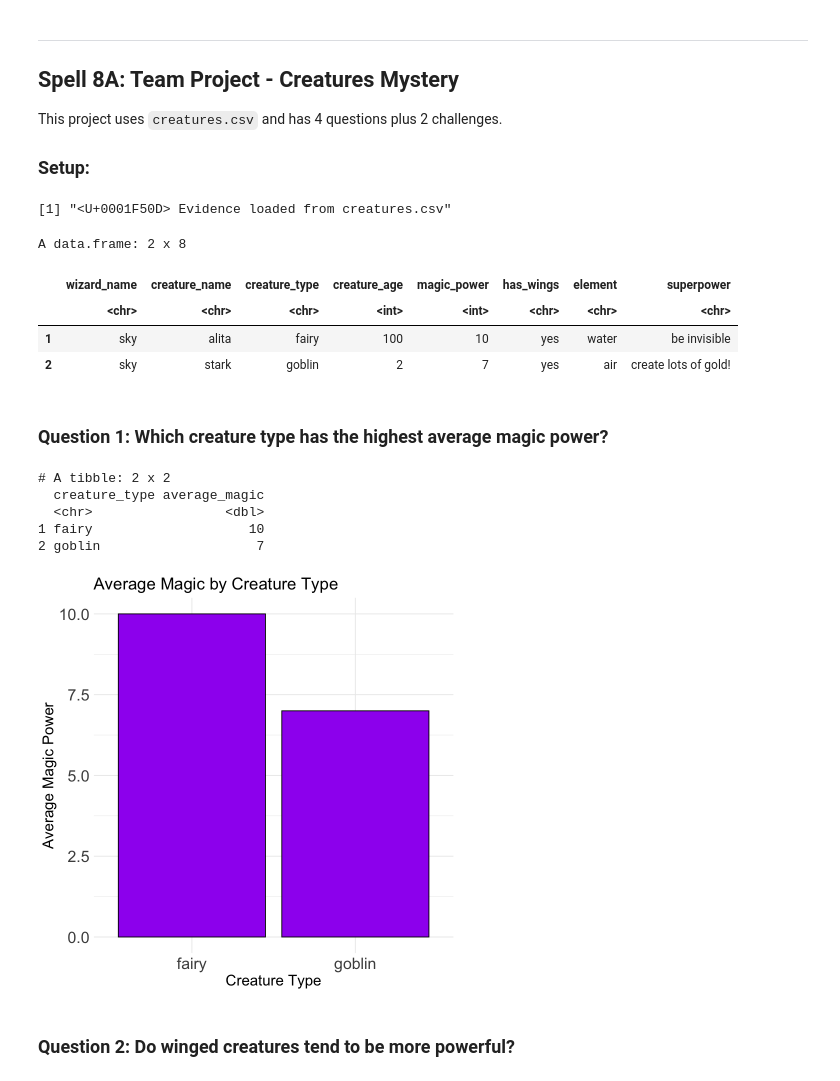
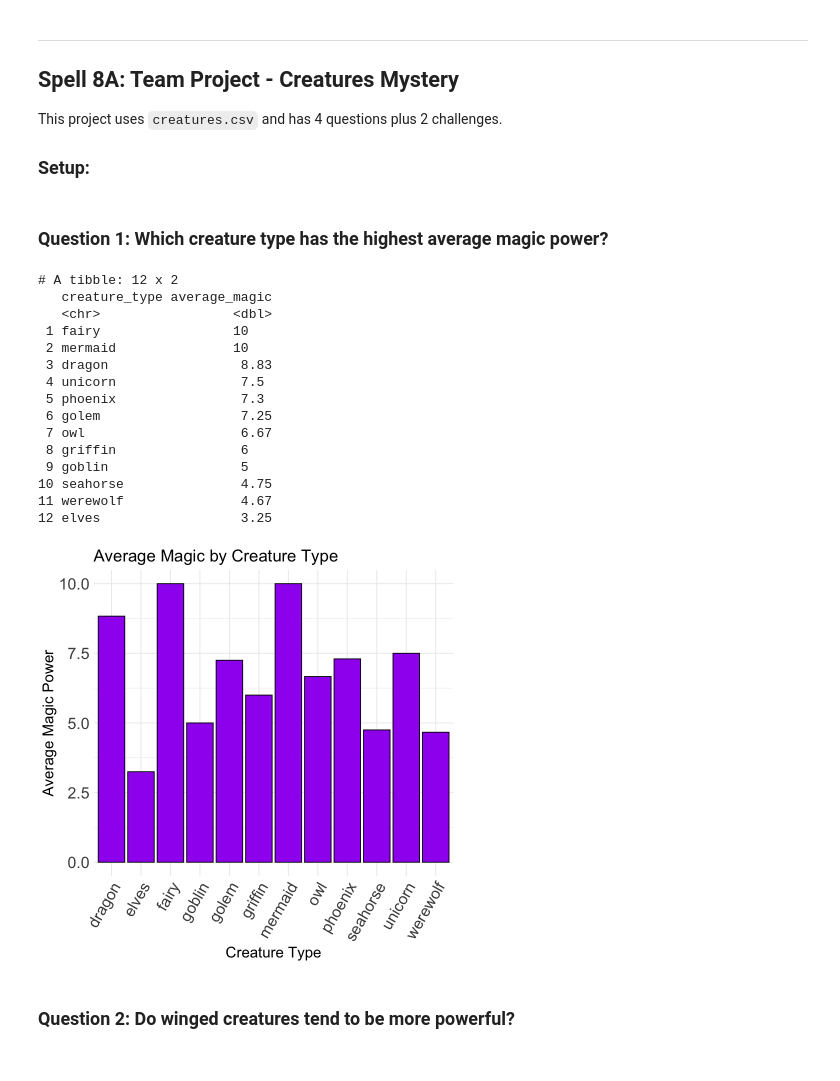
Before and after one commit to skysheng7/data_science_for_kids, a Jupyter notebook: docs/day03/solutions/day03_spell_solutions_nb.ipynb, the cells around one changed output. Saved outputs shown, nothing was run; the diff lists cells and outputs as text; code cells hidden in the pictures.

```diff
--- a/docs/day03/solutions/day03_spell_solutions_nb.ipynb
+++ b/docs/day03/solutions/day03_spell_solutions_nb.ipynb
@@ -665,42 +846,46 @@ This project uses `creatures.csv` and has 4 questions plus 2 challenges.
 library(dplyr)
 library(ggplot2)
 creature_data <- read.csv("../datasets/creatures.csv")
-print("🔍 Evidence loaded from creatures.csv")
-head(creature_data)
+#print("🔍 Evidence loaded from creatures.csv")
+#head(creature_data)
-# %% [output]
-[1] "<U+0001F50D> Evidence loaded from creatures.csv"
-A data.frame: 2 x 8
-|  | wizard_name | creature_name | creature_type | creature_age | magic_power | has_wings | element | superpower |
-|  | <chr> | <chr> | <chr> | <int> | <int> | <chr> | <chr> | <chr> |
-| 1 | sky | alita | fairy | 100 | 10 | yes | water | be invisible |
-| 2 | sky | stark | goblin | 2 | 7 | yes | air | create lots of gold! |
 # %% [markdown]
 ### Question 1: Which creature type has the highest average magic power?
 # %%
 # Average magic by creature type
 avg_magic_by_type <- creature_data %>%
   group_by(creature_type) %>%
   summarize(average_magic = mean(magic_power)) %>%
   arrange(desc(average_magic))
 print(avg_magic_by_type)
 
 avg_magic_plot <- ggplot(avg_magic_by_type, aes(x = creature_type, y = average_magic)) +
   geom_col(fill = "purple", color = "black") +
   labs(title = "Average Magic by Creature Type",
        x = "Creature Type", y = "Average Magic Power")+
   theme_minimal() +
   theme(text = element_text(size = 16),
         plot.title = element_text(size = 20),
         axis.title = element_text(size = 18),
-        axis.text = element_text(size = 19))
+        axis.text = element_text(size = 19),
+        axis.text.x = element_text(angle = 60, hjust = 1))
 print(avg_magic_plot)
 # %% [output]
-# A tibble: 2 x 2
-  creature_type average_magic
-  <chr>                 <dbl>
-1 fairy                    10
-2 goblin                    7
+# A tibble: 12 x 2
+   creature_type average_magic
+   <chr>                 <dbl>
+ 1 fairy                 10
+ 2 mermaid               10
+ 3 dragon                 8.83
+ 4 unicorn                7.5
+ 5 phoenix                7.3
+ 6 golem                  7.25
+ 7 owl                    6.67
+ 8 griffin                6
+ 9 goblin                 5
+10 seahorse               4.75
+11 werewolf               4.67
+12 elves                  3.25
-[figure, old version]
+[figure, new version]
 # %% [markdown]
 ### Question 2: Do winged creatures tend to be more powerful?
 # %%
```
Also changed, not shown: parts of 39 cells of this notebook, 3 other files.
